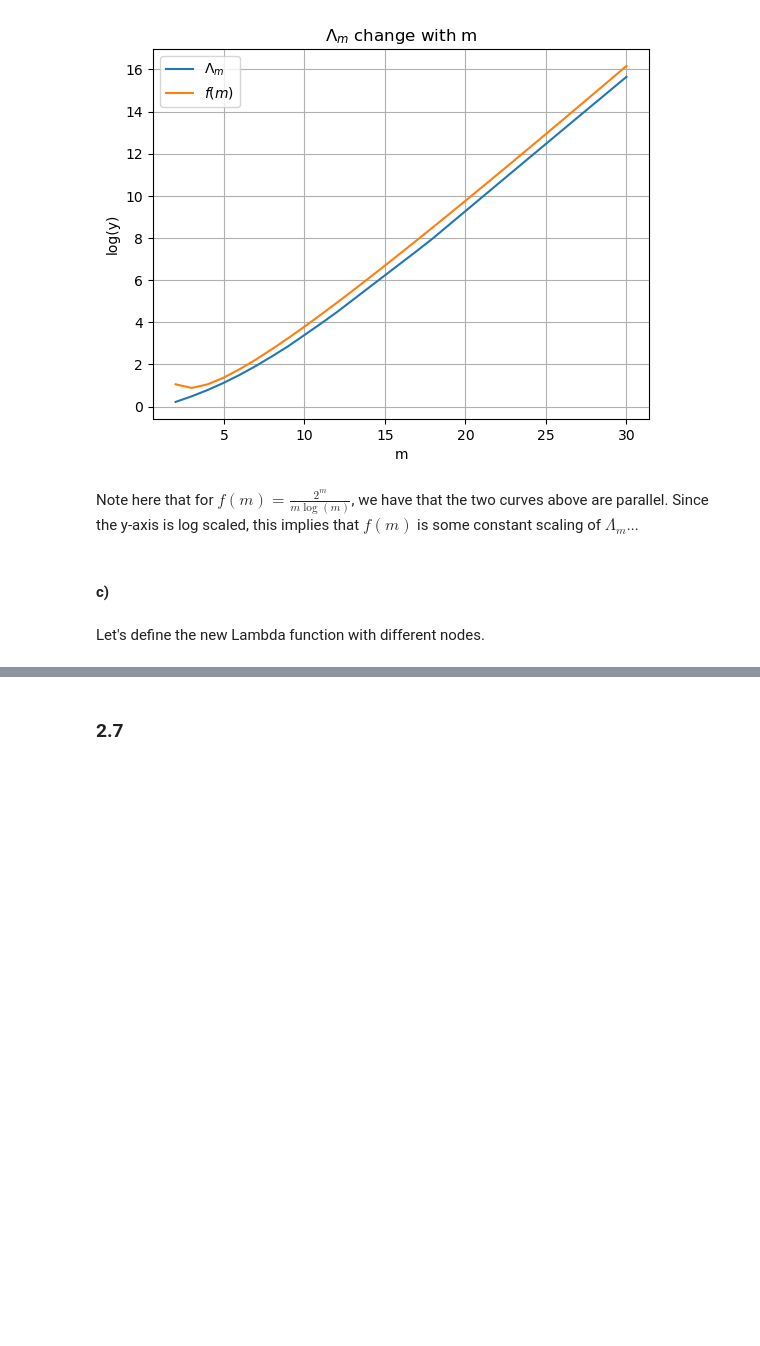
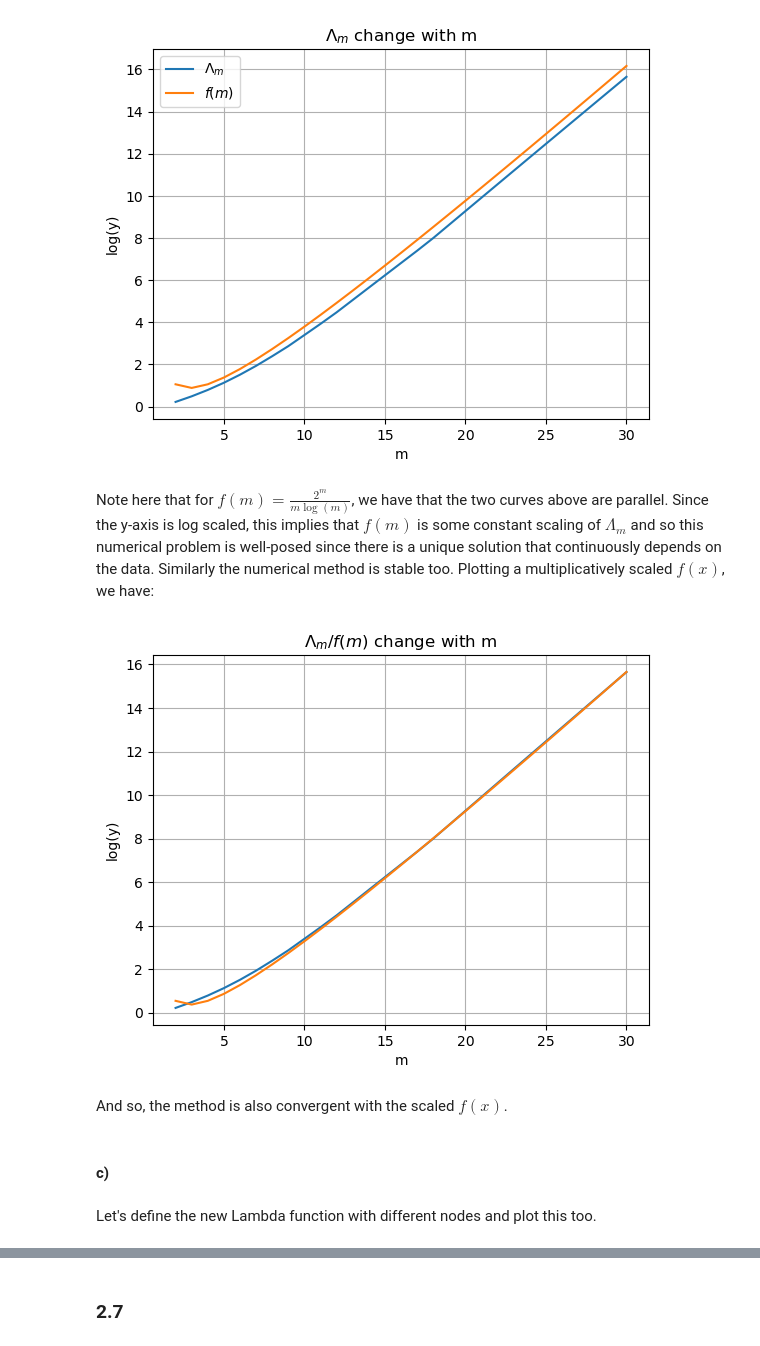
Before and after one commit to ArkinF/MA2K4, a Jupyter notebook: MA2K4 Assignment2.ipynb, the cells around one changed output, grey strips where cells are left out. Drawn from its saved outputs; the diff is of its cells as text; code cells hidden in the pictures; blank space fills up the shorter version.

```diff
--- a/MA2K4 Assignment2.ipynb
+++ b/MA2K4 Assignment2.ipynb
@@ -63,11 +65,23 @@ plt.show()
 # %% [output]
 [figure]
 # %% [markdown]
-Note here that for $f(m) = \frac{2^m}{m\log(m)}$, we have that the two curves above are parallel. Since the y-axis is log scaled, this implies that $f(m)$ is some constant scaling of $\Lambda_{m}$...
+Note here that for $f(m) = \frac{2^m}{m\log(m)}$, we have that the two curves above are parallel. Since the y-axis is log scaled, this implies that $f(m)$ is some constant scaling of $\Lambda_{m}$ and so this numerical problem is well-posed since there is a unique solution that continuously depends on the data. Similarly the numerical method is stable too. Plotting a multiplicatively scaled $f(x)$, we have:
+# %%
+plt.plot(m_vals, [np.log(Lambda(m)) for m in m_vals], label='$\Lambda_{m}$')
+plt.plot(m_vals, [np.log(0.6*f_m(m)) for m in m_vals], label='$f(m)$')
+plt.title('$\Lambda_{m}/f(m)$ change with m')
+plt.xlabel('m')
+plt.ylabel('log(y)')
+plt.grid()
+plt.show()
+# %% [output]
+[figure, added]
+# %% [markdown]
+And so, the method is also convergent with the scaled $f(x)$.
 # %% [markdown]
 #### c)
 # %% [markdown]
-Let's define the new Lambda function with different nodes.
+Let's define the new Lambda function with different nodes and plot this too.
 # %%
 def LambdaC(m):
 
```
Also changed, not shown: parts of 21 cells of this notebook.
